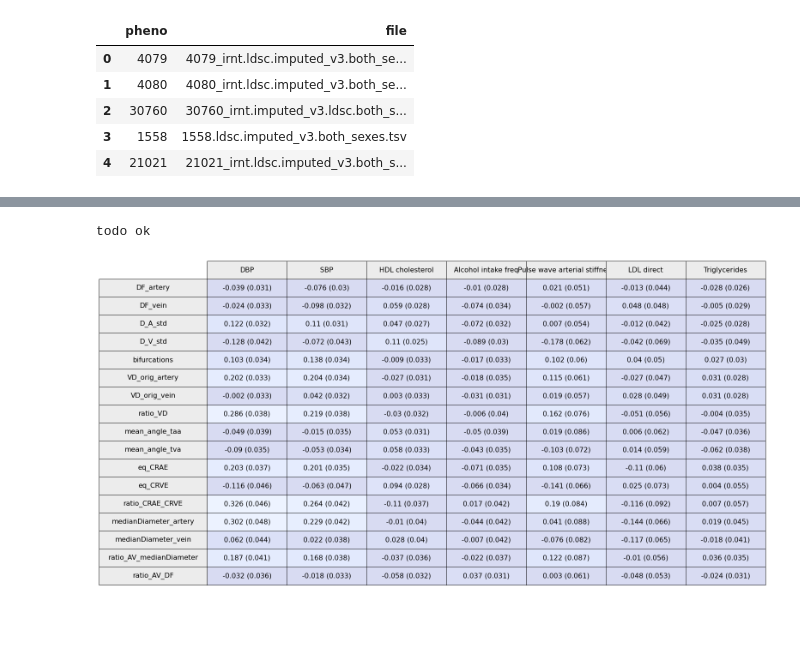
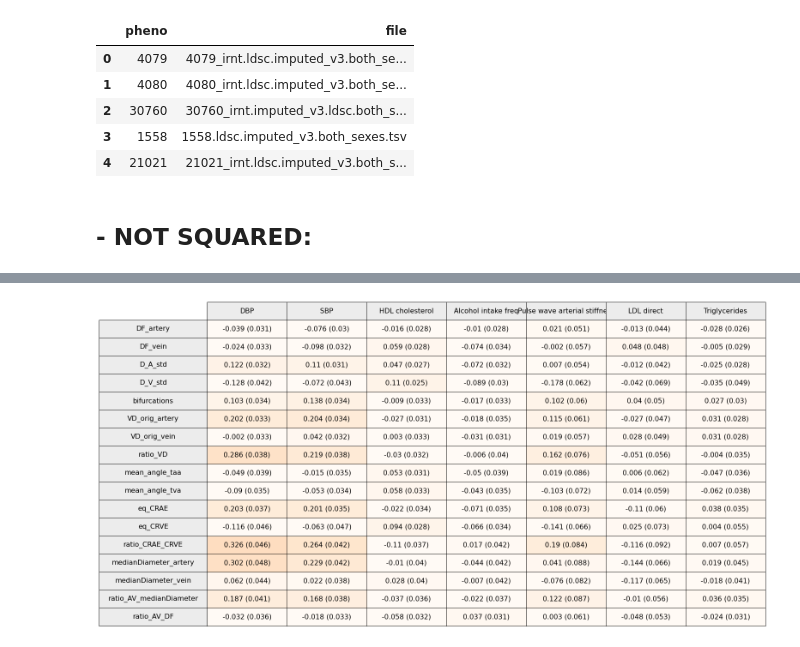
Before and after one commit to BergmannLab/retina-phenotypes, a Jupyter notebook: complementary/GWAS_postprocessing/ldsr_correlation/gcorr_diseases_ldsr.ipynb, the cells around one changed output, grey strips where cells are left out. Cells and saved outputs as stored; diff of their text form; code cells hidden in the pictures; blank space fills up the shorter version.

```diff
--- a/complementary/GWAS_postprocessing/ldsr_correlation/gcorr_diseases_ldsr.ipynb
+++ b/complementary/GWAS_postprocessing/ldsr_correlation/gcorr_diseases_ldsr.ipynb
@@ -208,3 +197,5 @@ def read_ldsr(traits_files, traits_col_index):
     return df_cov, df_corr, df_std
 
 df_cov, df_corr, df_std2 = read_ldsr(traits_names, traits_col_index)
+# %% [markdown]
+## - NOT SQUARED:
@@ -277,37 +270,32 @@ df_std_simpl
 df = df_corr_simpl.astype(str) + ' (' + df_std_simpl.astype(str)+ ')'
 
 df_corr_simpl_aux = df_corr_simpl.copy()
 df_corr_simpl_aux = df_corr_simpl_aux.astype(float)
 
 rcolors = plt.cm.Greys(np.full(len(df.index), 0.15))
 ccolors = plt.cm.Greys(np.full(len(df.columns), 0.15))
 fig, ax = plt.subplots()
 fig.patch.set_visible(False)
 ax.axis('off')
 ax.axis('tight')
 #create table
 table = ax.table(cellText=df.values,
                  rowColours=rcolors,
                  colLabels=df.columns,
                  rowLabels=df.index,
                  colColours=ccolors,
                  rowLoc='center',
                  colLoc='center',
                  cellLoc='center',
-                 cellColours=plt.cm.coolwarm(df_corr_simpl_aux.values, alpha=0.2),
+                 cellColours=plt.cm.Oranges(df_corr_simpl_aux.values, alpha=0.5),
                  loc='center',
                  fontsize=16,
                  colWidths=[0.15 for x in df.columns])
 table.auto_set_font_size(False)
 table.set_fontsize(16)
 table.scale(3.7, 3.5) # make table a little bit larger
 fig.tight_layout()
 #plt.show()
 #fig.savefig(save_dir+str(DATE)+'_'+'ventile'+str(ventile_num)+'_diseases_gcorr.pdf', bbox_inches='tight',dpi=250)
-
-
-
-print('todo ok')
 # %% [output]
-todo ok
-[figure, old version]
+[figure, new version]
```
Also changed, not shown: parts of 20 cells of this notebook, 8 other files.
